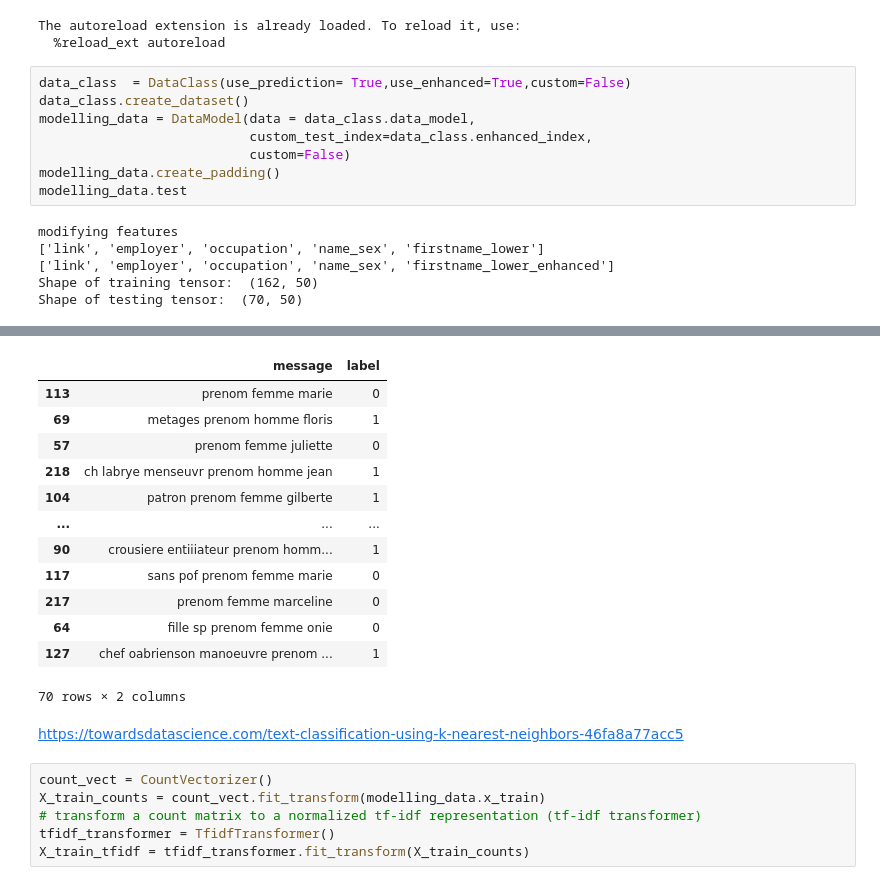
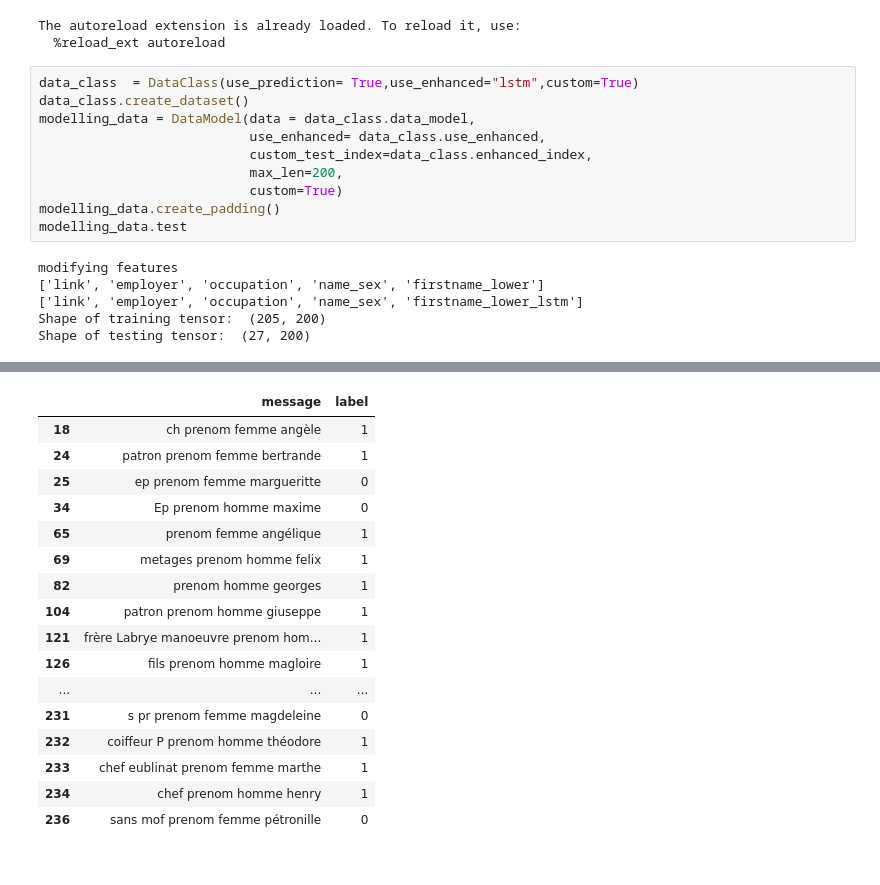
Before and after one commit to nabz78350/NLP, a Jupyter notebook: knn_classification.ipynb, the cells around one changed output, grey strips where cells are left out. Drawn from its saved outputs; the diff is of its cells as text.

```diff
--- a/knn_classification.ipynb
+++ b/knn_classification.ipynb
@@ -21,16 +36,18 @@ from modelling import *
 The autoreload extension is already loaded. To reload it, use:
   %reload_ext autoreload
 # %%
-data_class  = DataClass(use_prediction= True,use_enhanced=True,custom=False)
+data_class  = DataClass(use_prediction= True,use_enhanced="lstm",custom=True)
 data_class.create_dataset()
 modelling_data = DataModel(data = data_class.data_model,
+                           use_enhanced= data_class.use_enhanced,
                            custom_test_index=data_class.enhanced_index,
-                           custom=False)
+                           max_len=200,
+                           custom=True)
 modelling_data.create_padding()
 modelling_data.test
 # %% [output]
 modifying features
 ['link', 'employer', 'occupation', 'name_sex', 'firstname_lower']
-['link', 'employer', 'occupation', 'name_sex', 'firstname_lower_enhanced']
-Shape of training tensor:  (162, 50)
-Shape of testing tensor:  (70, 50)
+['link', 'employer', 'occupation', 'name_sex', 'firstname_lower_lstm']
+Shape of training tensor:  (205, 200)
+Shape of testing tensor:  (27, 200)
@@ -40,21 +54,17 @@ Shape of testing tensor:  (70, 50)
 |  | message | label |
-| 113 | prenom femme marie | 0 |
-| 69 | metages prenom homme floris | 1 |
-| 57 | prenom femme juliette | 0 |
-| 218 | ch labrye menseuvr prenom homme jean | 1 |
-| 104 | patron prenom femme gilberte | 1 |
+| 18 | ch prenom femme angèle | 1 |
+| 24 | patron prenom femme bertrande | 1 |
+| 25 | ep prenom femme margueritte | 0 |
+| 34 | Ep prenom homme maxime | 0 |
+| 65 | prenom femme angélique | 1 |
+| 69 | metages prenom homme felix | 1 |
+| 82 | prenom homme georges | 1 |
+| 104 | patron prenom homme giuseppe | 1 |
+| 121 | frère Labrye manoeuvre prenom hom... | 1 |
+| 126 | fils prenom homme magloire | 1 |
 | ... | ... | ... |
-| 90 | crousiere entiiiateur prenom homm... | 1 |
-| 117 | sans pof prenom femme marie | 0 |
-| 217 | prenom femme marceline | 0 |
-| 64 | fille sp prenom femme onie | 0 |
-| 127 | chef oabrienson manoeuvre prenom ... | 1 |
+| 231 | s pr prenom femme magdeleine | 0 |
+| 232 | coiffeur P prenom homme théodore | 1 |
+| 233 | chef eublinat prenom femme marthe | 1 |
+| 234 | chef prenom homme henry | 1 |
+| 236 | sans mof prenom femme pétronille | 0 |
-70 rows × 2 columns
-# %% [markdown]
-https://towardsdatascience.com/text-classification-using-k-nearest-neighbors-46fa8a77acc5
-# %%
-count_vect = CountVectorizer()
-X_train_counts = count_vect.fit_transform(modelling_data.x_train)
-# transform a count matrix to a normalized tf-idf representation (tf-idf transformer)
-tfidf_transformer = TfidfTransformer()
-X_train_tfidf = tfidf_transformer.fit_transform(X_train_counts)
```
Also changed, not shown: parts of 14 cells of this notebook, 9 other files.
